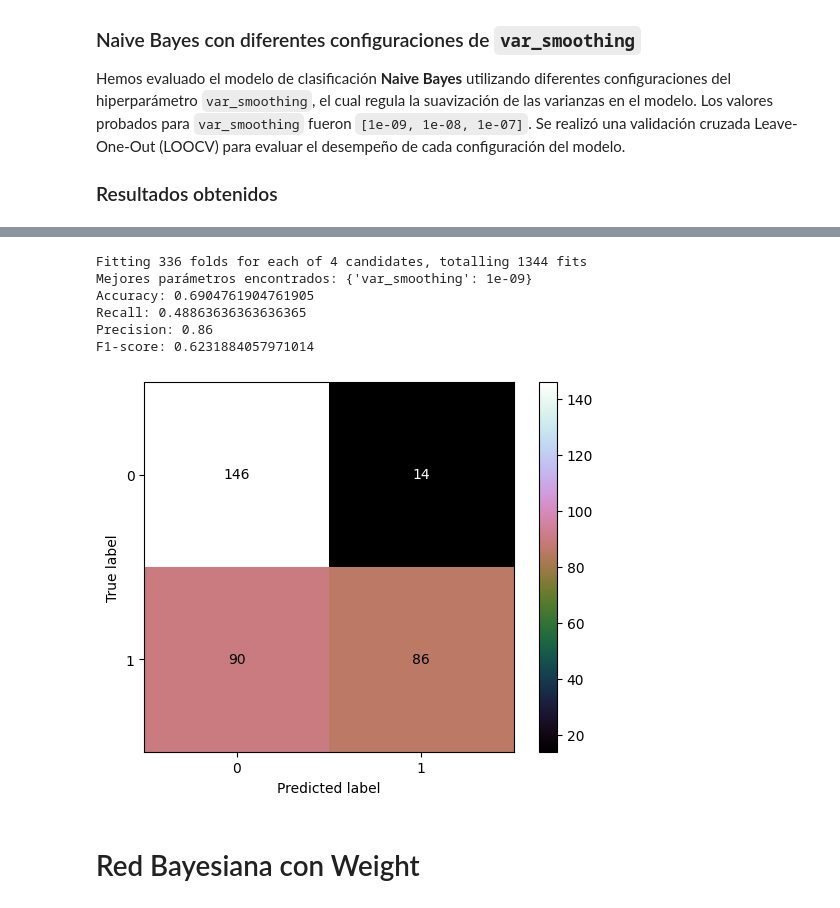
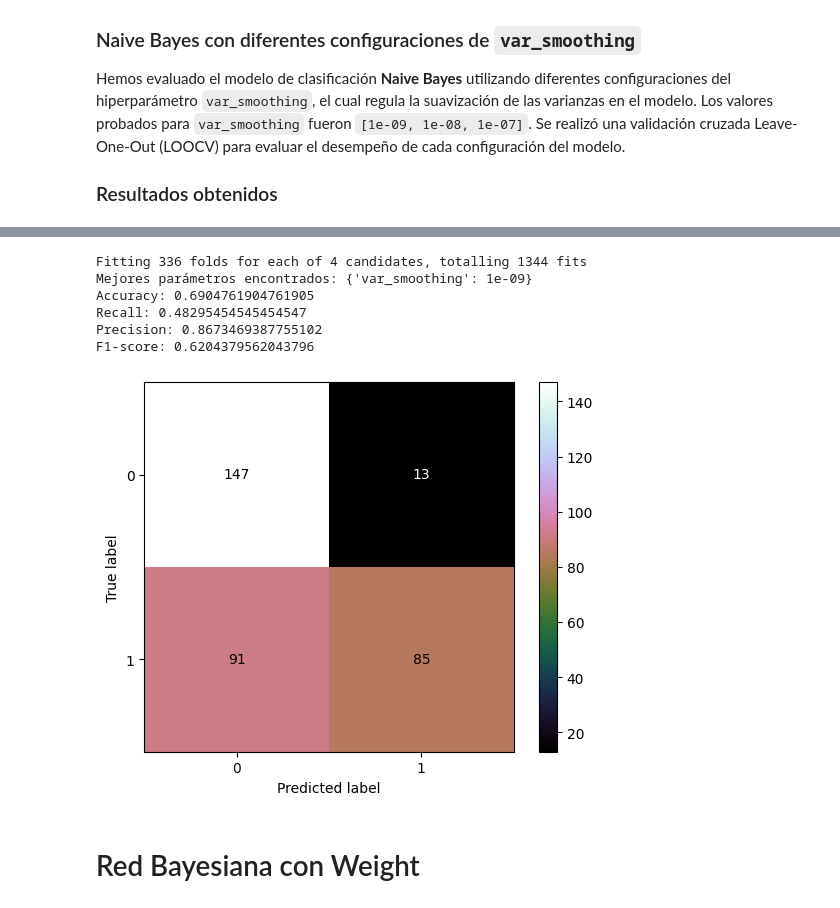
Before and after one commit to JaviDominn/TFG, a Jupyter notebook: Libreta Metodos - GS.ipynb, the cells around one changed output, grey strips where cells are left out. Drawn from its saved outputs; the diff is of its cells as text; code cells hidden in the pictures.

```diff
--- a/Libreta Metodos - GS.ipynb
+++ b/Libreta Metodos - GS.ipynb
@@ -1066,7 +1065,7 @@ precision = precision_score(actual_combined, predicted_combined, average='weight
 f_measure = f1_score(actual_combined, predicted_combined, average='weighted')
 
 # Almacenar resultados
-results['RandomForest10Mejores'][f"Best Model - n_estimators: {best_params['n_estimators']}, max_depth: {best_params['max_depth']}, average: weighted"] = {
+results['RandomForest10MejoresFI'][f"Best Model - n_estimators: {best_params['n_estimators']}, max_depth: {best_params['max_depth']}, average: weighted"] = {
     "accuracy": accuracy,
     "recall": recall,
     "precision": precision,
@@ -1099,3 +1098,14 @@ F1-score (weighted): 0.8540305010893247
 Hemos evaluado el modelo de clasificación **Naive Bayes** utilizando diferentes configuraciones del hiperparámetro `var_smoothing`, el cual regula la suavización de las varianzas en el modelo. Los valores probados para `var_smoothing` fueron `[1e-09, 1e-08, 1e-07]`. Se realizó una validación cruzada Leave-One-Out (LOOCV) para evaluar el desempeño de cada configuración del modelo.
 
 ### Resultados obtenidos
+# %%
+from sklearn.preprocessing import OneHotEncoder
+from sklearn.compose import make_column_transformer
+
+encoder = make_column_transformer(
+    (OneHotEncoder(sparse_output=False, handle_unknown="ignore"), ["SEXO"]),
+    remainder = "passthrough",
+    verbose_feature_names_out = False
+)
+
+encoder
@@ -1101,0 +1119,5 @@ Hemos evaluado el modelo de clasificación **Naive Bayes** utilizando diferentes
+# %%
+from sklearn.pipeline import make_pipeline
+
+preprocessing = make_pipeline(encoder)
+preprocessing
@@ -1101,0 +1132,14 @@ Hemos evaluado el modelo de clasificación **Naive Bayes** utilizando diferentes
+# %%
+
+# Fit y transformación del pipeline
+transformed_data = preprocessing.fit_transform(data)
+
+# Convertir la salida a DataFrame
+# Recuperar los nombres de las columnas del preprocesador (encoder)
+column_names = preprocessing.named_steps['columntransformer'].get_feature_names_out()
+
+# Crear un DataFrame con las columnas transformadas
+transformed_df = pd.DataFrame(transformed_data, columns=column_names)
+
+# Mostrar el DataFrame transformado
+transformed_df.head()
@@ -1123,6 +1175,17 @@ grid_search = GridSearchCV(
     cv=LeaveOneOut(),
     verbose=1
 )
+
+# Fit y transformación del pipeline
+transformed_data = preprocessing.fit_transform(x)
+
+# Convertir la salida a DataFrame
+# Recuperar los nombres de las columnas del preprocesador (encoder)
+column_names = preprocessing.named_steps['columntransformer'].get_feature_names_out()
+
+# Crear un DataFrame con las columnas transformadas
+x = pd.DataFrame(transformed_data, columns=column_names)
+
 
 # Realizamos el GridSearch
 grid_search.fit(x, y)
@@ -1157,37 +1220,37 @@ predicted_combined = np.array(predicted_values['binary'])  # Valores predichos
 cm = confusion_matrix(actual_combined, predicted_combined, labels=best_model.classes_)
 
 # Calcular métricas
 accuracy = accuracy_score(actual_combined, predicted_combined)
 recall = recall_score(actual_combined, predicted_combined, average='binary')
 precision = precision_score(actual_combined, predicted_combined, average='binary')
 f_measure = f1_score(actual_combined, predicted_combined, average='binary')
 
 # Almacenamos los resultados
 results['NaiveBayes'][f"Best Model - var_smoothing: {best_params['var_smoothing']}, average: binary"] = {
     "accuracy": accuracy,
     "recall": recall,
     "precision": precision,
     "f_measure": f_measure
 }
 
 # Imprimir resultados
 print(f"Accuracy: {accuracy}")
 print(f"Recall: {recall}")
 print(f"Precision: {precision}")
 print(f"F1-score: {f_measure}")
 
 # Mostrar la matriz de confusión
 disp = ConfusionMatrixDisplay(confusion_matrix=cm, display_labels=best_model.classes_)
 disp.plot(cmap='cubehelix', values_format='d')
 plt.show()
 # %% [output]
 Fitting 336 folds for each of 4 candidates, totalling 1344 fits
 Mejores parámetros encontrados: {'var_smoothing': 1e-09}
 Accuracy: 0.6904761904761905
-Recall: 0.48863636363636365
-Precision: 0.86
-F1-score: 0.6231884057971014
+Recall: 0.48295454545454547
+Precision: 0.8673469387755102
+F1-score: 0.6204379562043796
-[figure, old version]
+[figure, new version]
 # %% [markdown]
 # Red Bayesiana con Weight
 # %%
```
Also changed, not shown: parts of 24 cells of this notebook.
